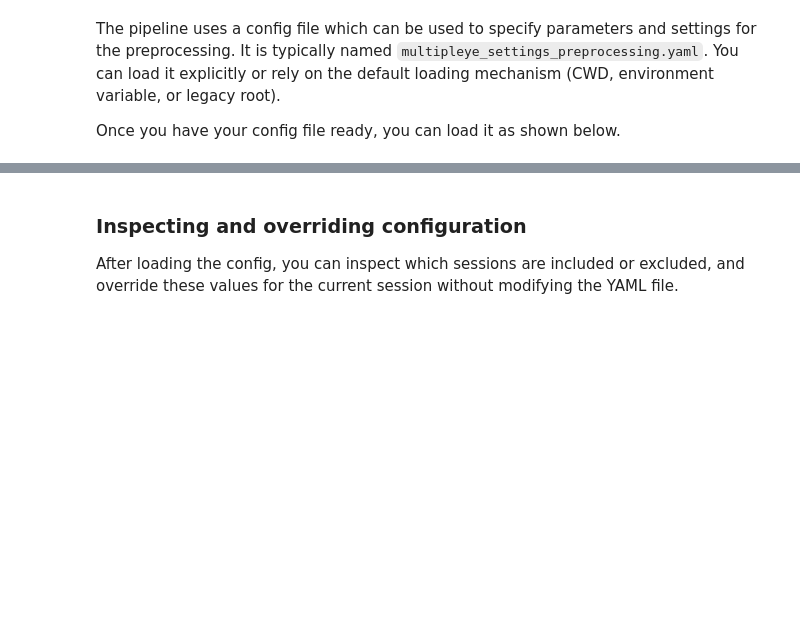
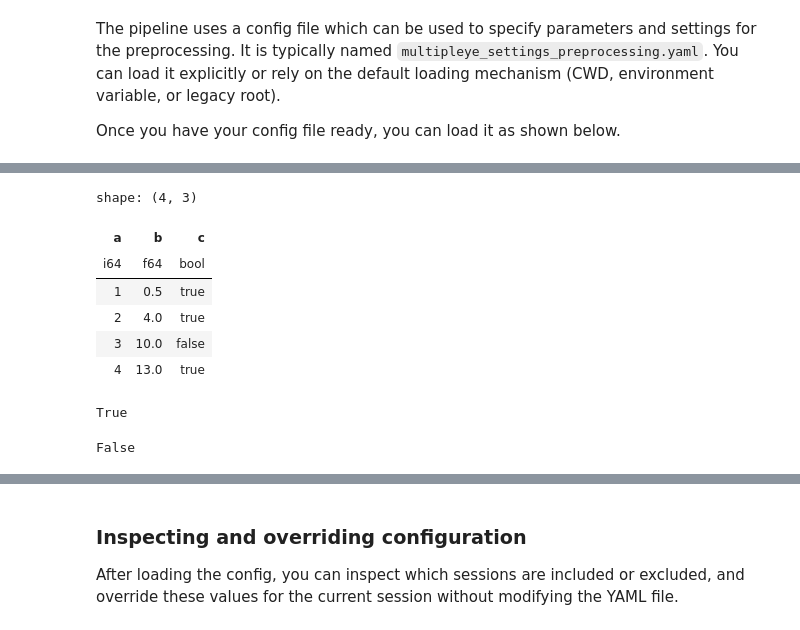
Before and after one commit to MultiplEYE-COST/multipleye-preprocessing, a Jupyter notebook: development.ipynb, the cells around one changed output, grey strips where cells are left out. Cells and saved outputs as stored; diff of their text form; code cells hidden in the pictures; blank space fills up the shorter version.

```diff
--- a/development.ipynb
+++ b/development.ipynb
@@ -51,3 +135,21 @@ from pathlib import Path
+# %%
+df.drop("d", "suoa")
+# %% [output]
+shape: (4, 3)
+| a | b | c |
+| i64 | f64 | bool |
+| 1 | 0.5 | true |
+| 2 | 4.0 | true |
+| 3 | 10.0 | false |
+| 4 | 13.0 | true |
+# %%
+df["suoa"].dtype == pl.Null
+# %% [output]
+True
+# %%
+df["d"].dtype == pl.Null
+# %% [output]
+False
 # %%
 # If you have a specific config file, load it here:
 # settings.load_from_yaml("data/MultiplEYE_<...>/multipleye_settings_preprocessing.yaml")
```
Also changed, not shown: parts of 62 cells of this notebook, 7 other files.
